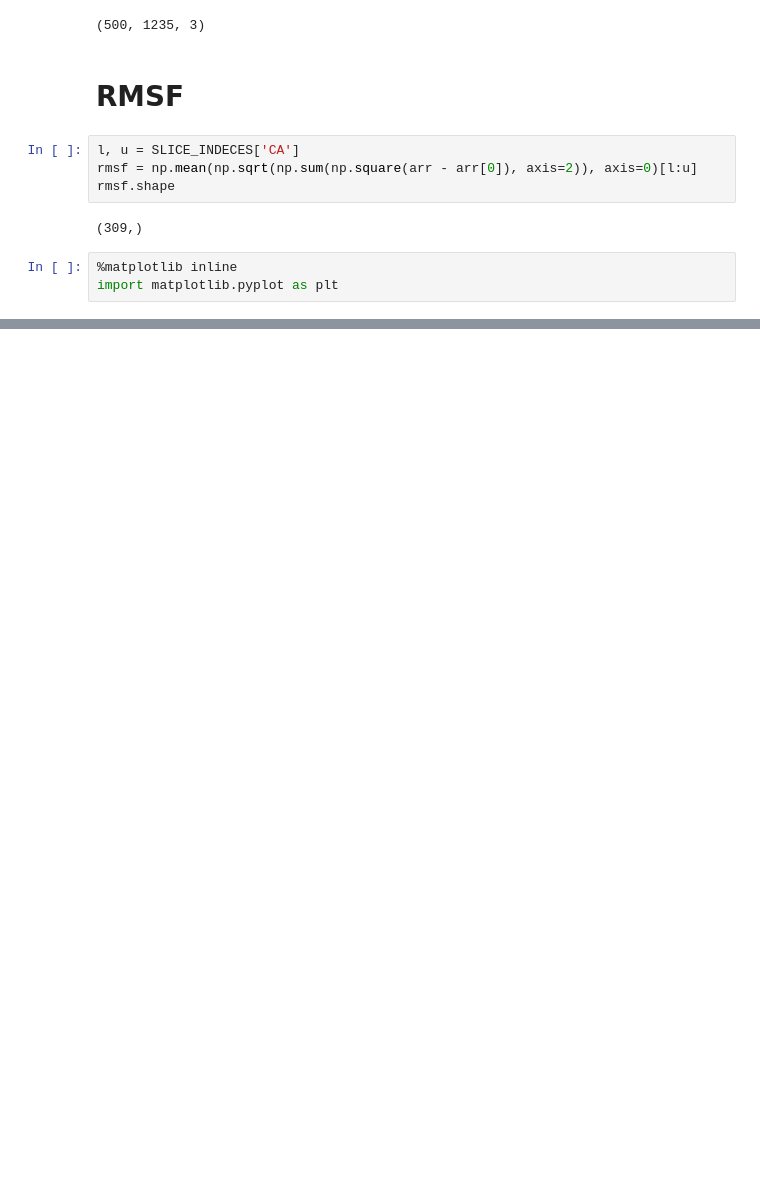
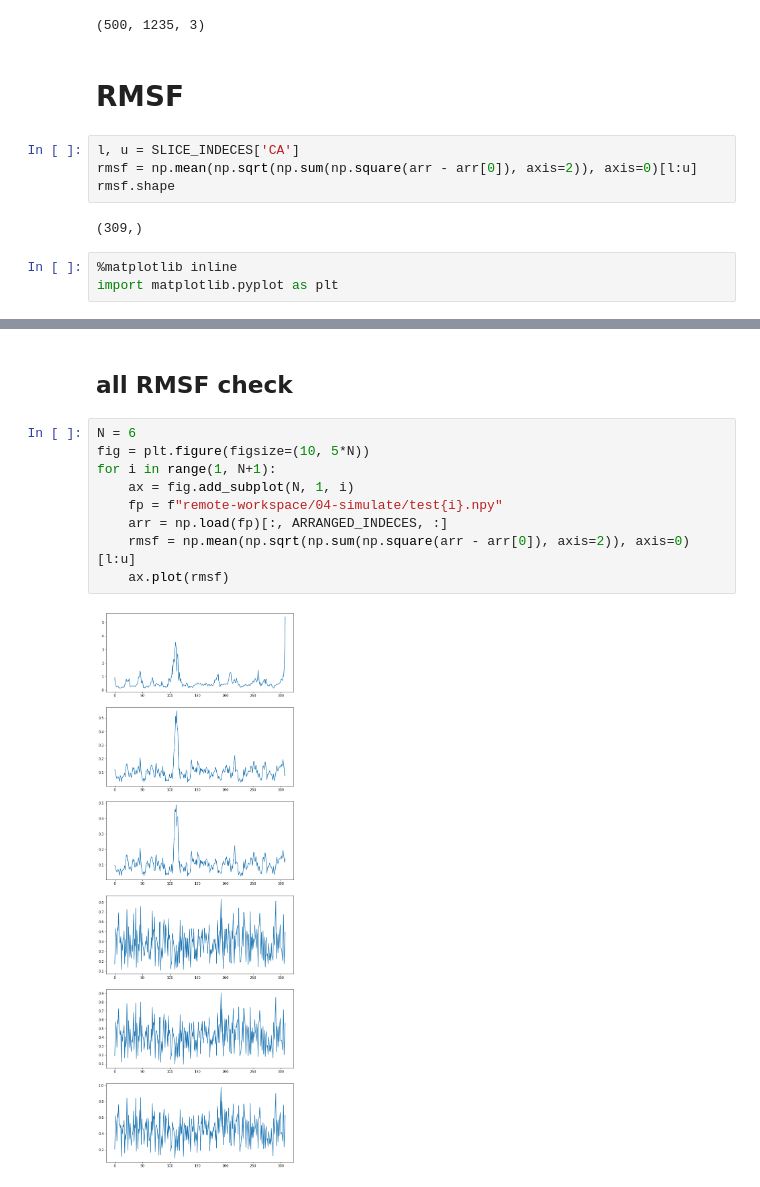
Before and after one commit to ShimeiYago/force-prediction, a Jupyter notebook: 06-analysis.ipynb, the cells around one changed output, grey strips where cells are left out. Drawn from its saved outputs; the diff is of its cells as text; blank space fills up the shorter version.

```diff
--- a/06-analysis.ipynb
+++ b/06-analysis.ipynb
@@ -36,0 +37,13 @@ np.argmax(rmsf)
+# %% [markdown]
+## all RMSF check
+# %%
+N = 6
+fig = plt.figure(figsize=(10, 5*N))
+for i in range(1, N+1):
+    ax = fig.add_subplot(N, 1, i)
+    fp = f"remote-workspace/04-simulate/test{i}.npy"
+    arr = np.load(fp)[:, ARRANGED_INDECES, :]
+    rmsf = np.mean(np.sqrt(np.sum(np.square(arr - arr[0]), axis=2)), axis=0)[l:u]
+    ax.plot(rmsf)
+# %% [output]
+[figure, added]
```
Also changed, not shown: parts of 3 cells of this notebook, 2 other files.
